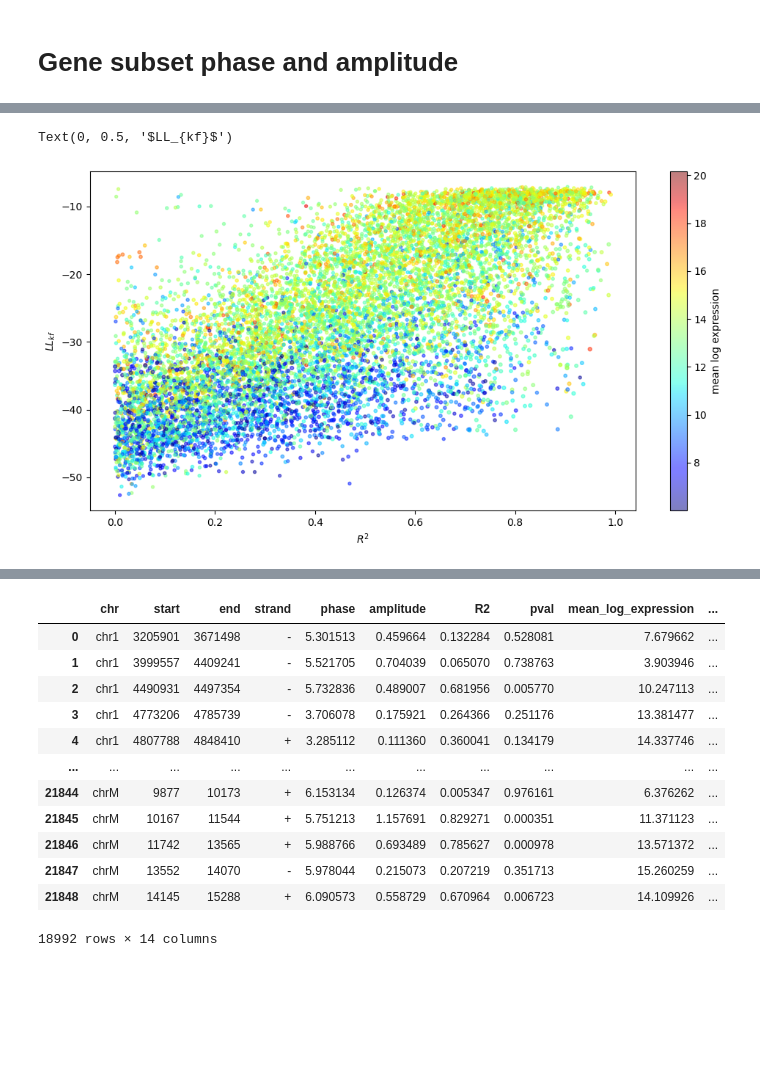
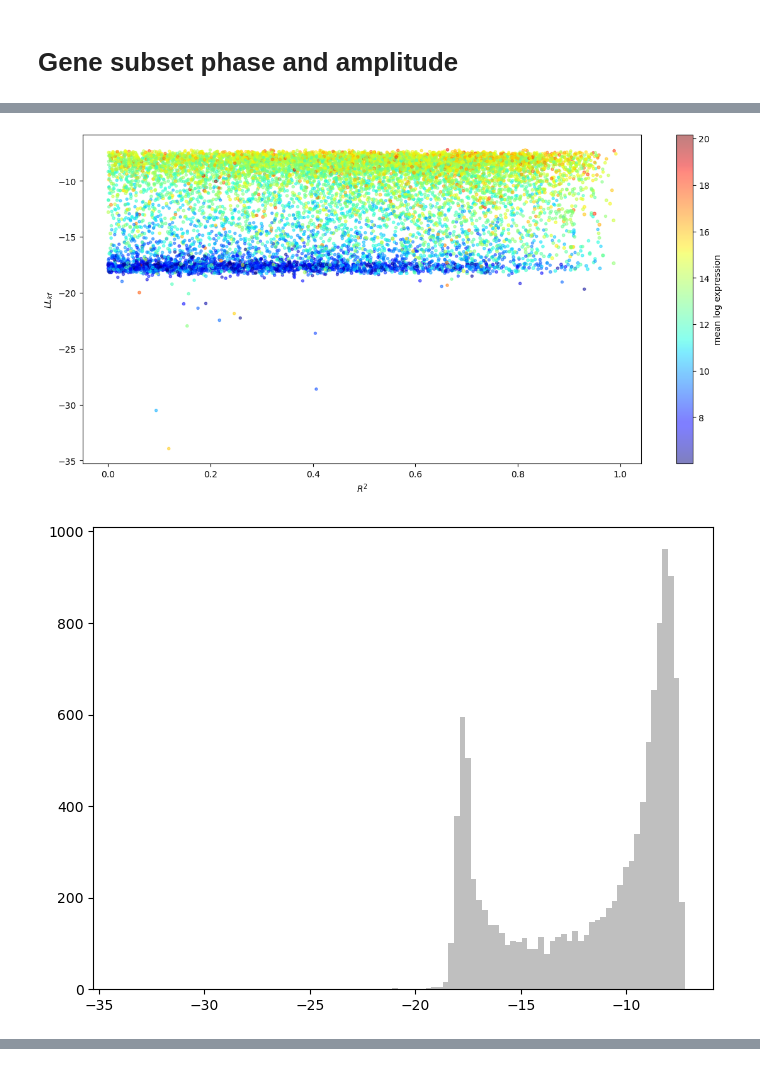
Before and after one commit to jmbreda/PROseq, a Jupyter notebook: notebooks/plot_gene_phase_amp.ipynb, the cells around one changed output, grey strips where cells are left out. Drawn from its saved outputs; the diff is of its cells as text; code cells hidden in the pictures; blank space fills up the shorter version.

Commit message:
rerun Kalman on genes (haas)

```diff
--- a/notebooks/plot_gene_phase_amp.ipynb
+++ b/notebooks/plot_gene_phase_amp.ipynb
@@ -9,7 +9,7 @@ from functools import partial
 
 # parameters
 genome = 'GRCm38'
-bin_size = 10_000
+bin_size = 1000
 
 phase_path = f'../results/{genome}/phase_amp'
 T = np.arange(0,48,4)
@@ -33,7 +33,7 @@ gene_phase_amp = gene_phase_amp[idx].reset_index(drop=True)
 
 
 # load continuous-time extended kalman filter results
-infile = '../results/GRCm38/kalman/extended_kalman_on_expressed_regions_bin10000bp.csv'
+infile = f"../results/GRCm38/kalman/extended_kalman_on_chromosomes_bin{bin_size}bp.csv"
 kf = pd.read_csv(infile, sep='\t')
 
 def get_average_LL_kf_in_coord(coord):
@@ -68,11 +68,19 @@ gene_phase_amp
 # %%
 fig, ax = plt.subplots(1,1,figsize=(12,6))
 h = ax.scatter(gene_phase_amp.R2, gene_phase_amp.LL, c=gene_phase_amp.mean_log_expression, s=np.log10(gene_phase_amp.length)*2, cmap='jet',alpha=0.5)
 h = plt.colorbar(h)
 h.set_label('mean log expression')
 
 ax.set_xlabel(r'$R^2$')
 ax.set_ylabel(r'$LL_{kf}$')
+
+fig.tight_layout()
+
+fig, ax = plt.subplots(1,1,figsize=(8,6))
+ax.hist(gene_phase_amp.LL, bins=100, color='grey', alpha=0.5);
+
+fig, ax = plt.subplots(1,1,figsize=(8,6))
+ax.hist(gene_phase_amp.R2, bins=100, color='grey', alpha=0.5);
 # %% [output]
-Text(0, 0.5, '$LL_{kf}$')
-[figure, old version]
+[figure, new version]
+[figure, added]
@@ -79,16 +87,0 @@ Text(0, 0.5, '$LL_{kf}$')
-# %%
-gene_phase_amp
-# %% [output]
-|  | chr | start | end | strand | phase | amplitude | R2 | pval | mean_log_expression | ... |
-| 0 | chr1 | 3205901 | 3671498 | - | 5.301513 | 0.459664 | 0.132284 | 0.528081 | 7.679662 | ... |
-| 1 | chr1 | 3999557 | 4409241 | - | 5.521705 | 0.704039 | 0.065070 | 0.738763 | 3.903946 | ... |
-| 2 | chr1 | 4490931 | 4497354 | - | 5.732836 | 0.489007 | 0.681956 | 0.005770 | 10.247113 | ... |
-| 3 | chr1 | 4773206 | 4785739 | - | 3.706078 | 0.175921 | 0.264366 | 0.251176 | 13.381477 | ... |
-| 4 | chr1 | 4807788 | 4848410 | + | 3.285112 | 0.111360 | 0.360041 | 0.134179 | 14.337746 | ... |
-| ... | ... | ... | ... | ... | ... | ... | ... | ... | ... | ... |
-| 21844 | chrM | 9877 | 10173 | + | 6.153134 | 0.126374 | 0.005347 | 0.976161 | 6.376262 | ... |
-| 21845 | chrM | 10167 | 11544 | + | 5.751213 | 1.157691 | 0.829271 | 0.000351 | 11.371123 | ... |
-| 21846 | chrM | 11742 | 13565 | + | 5.988766 | 0.693489 | 0.785627 | 0.000978 | 13.571372 | ... |
-| 21847 | chrM | 13552 | 14070 | - | 5.978044 | 0.215073 | 0.207219 | 0.351713 | 15.260259 | ... |
-| 21848 | chrM | 14145 | 15288 | + | 6.090573 | 0.558729 | 0.670964 | 0.006723 | 14.109926 | ... |
-18992 rows × 14 columns
```
Also changed, not shown: parts of 2 cells of this notebook, 4 other files.
